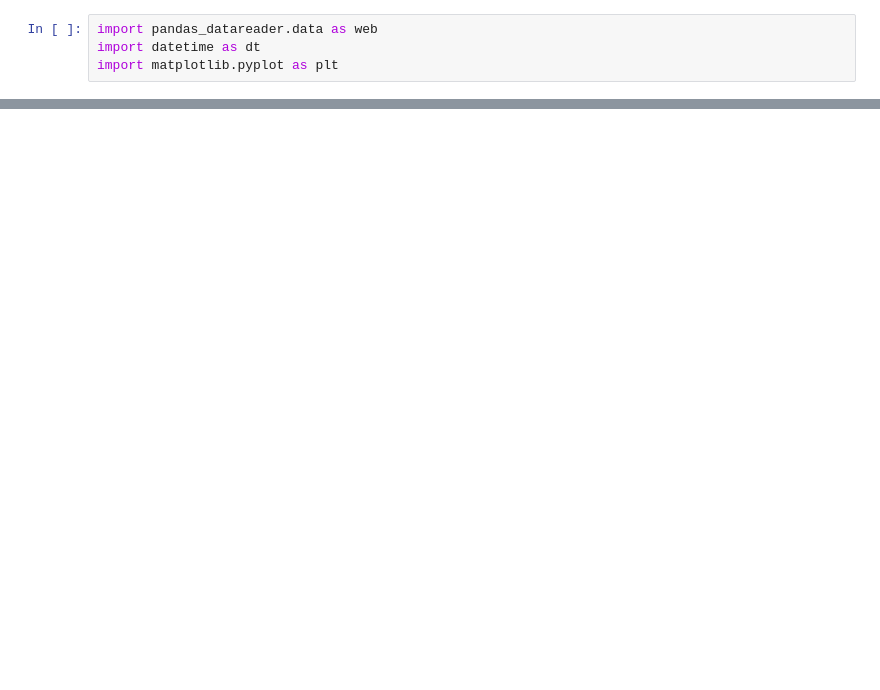
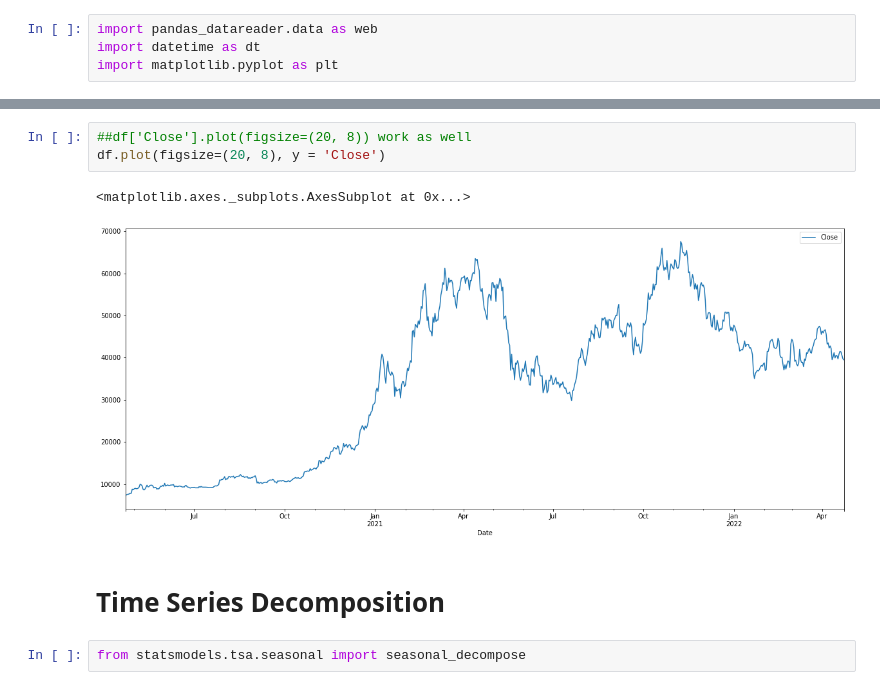
Before and after one commit to LorenFiorini/Market-Analysis, a Jupyter notebook: Cryptocurrency_prices.ipynb, the cells around one changed output, grey strips where cells are left out. Saved outputs shown, nothing was run; the diff lists cells and outputs as text; blank space fills up the shorter version.

```diff
--- a/Cryptocurrency_prices.ipynb
+++ b/Cryptocurrency_prices.ipynb
@@ -50,0 +47,10 @@ df.tail()
+# %%
+##df['Close'].plot(figsize=(20, 8)) work as well
+df.plot(figsize=(20, 8), y = 'Close')
+# %% [output]
+<matplotlib.axes._subplots.AxesSubplot at 0x...>
+[figure, added]
+# %% [markdown]
+# **Time Series Decomposition**
+# %%
+from statsmodels.tsa.seasonal import seasonal_decompose
```
Also changed, not shown: parts of 15 cells of this notebook.
